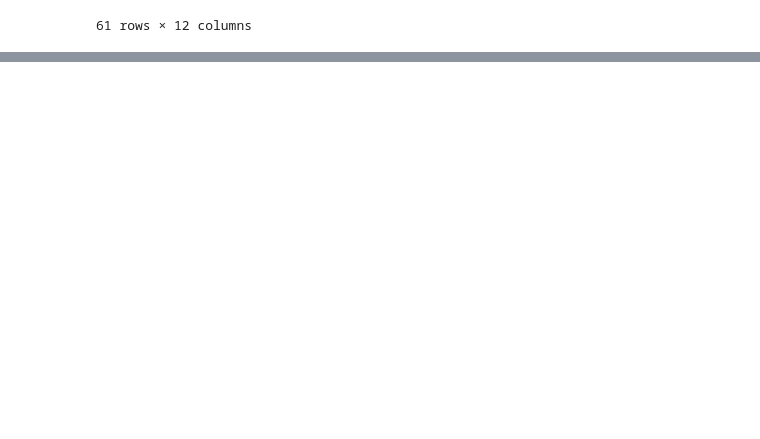
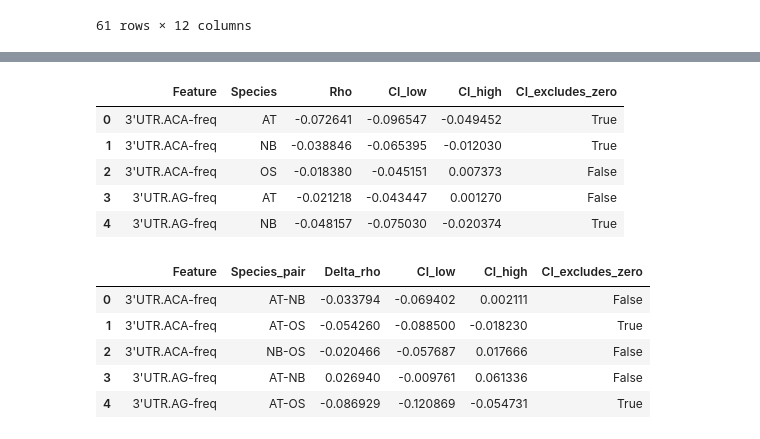
Before and after one commit to ih-11/regression, a Jupyter notebook: notebooks/notebook5.ipynb, the cells around one changed output, grey strips where cells are left out. Saved outputs shown, nothing was run; the diff lists cells and outputs as text; code cells hidden in the pictures; blank space fills up the shorter version.

```diff
--- a/notebooks/notebook5.ipynb
+++ b/notebooks/notebook5.ipynb
@@ -1211 +1197,60 @@ display(
+# %%
+# ============================================
+# 10. Bootstrap PR effects and differences
+# ============================================
+
+N_BOOT = 2000
+rng = np.random.default_rng(42)
+effect_rows, diff_rows = [], []
+rho_lookup = pr_effect_df.set_index("Feature")
+
+for feature in candidate_features:
+    boot = {}
+
+    for sp in SPECIES_ORDER:
+        d = candidate_master_df.loc[
+            candidate_master_df["Species"].eq(sp), [feature, "observed_raw"]
+        ].dropna().to_numpy()
+        n = len(d)
+        boot[sp] = np.array([
+            safe_spearmanr(*d[rng.integers(0, n, n)].T)[0] for _ in range(N_BOOT)
+        ])
+
+        effect_rows.append({
+            "Feature": feature, "Species": sp,
+            "Rho": rho_lookup.loc[feature, f"{sp}_rho"],
+            "CI_low": np.nanquantile(boot[sp], 0.025),
+            "CI_high": np.nanquantile(boot[sp], 0.975),
+        })
+
+    for s1, s2 in combinations(SPECIES_ORDER, 2):
+        delta = boot[s1] - boot[s2]
+        diff_rows.append({
+            "Feature": feature, "Species_pair": f"{s1}-{s2}",
+            "Delta_rho": rho_lookup.loc[feature, f"{s1}_rho"] - rho_lookup.loc[feature, f"{s2}_rho"],
+            "CI_low": np.nanquantile(delta, 0.025),
+            "CI_high": np.nanquantile(delta, 0.975),
+        })
+
+pr_effect_ci_df = pd.DataFrame(effect_rows)
+pr_difference_df = pd.DataFrame(diff_rows)
+
+for df in [pr_effect_ci_df, pr_difference_df]:
+    df["CI_excludes_zero"] = (df["CI_low"] > 0) | (df["CI_high"] < 0)
+
+display(pr_effect_ci_df.head())
+display(pr_difference_df.head())
+# %% [output]
+|  | Feature | Species | Rho | CI_low | CI_high | CI_excludes_zero |
+| 0 | 3'UTR.ACA-freq | AT | -0.072641 | -0.096547 | -0.049452 | True |
+| 1 | 3'UTR.ACA-freq | NB | -0.038846 | -0.065395 | -0.012030 | True |
+| 2 | 3'UTR.ACA-freq | OS | -0.018380 | -0.045151 | 0.007373 | False |
+| 3 | 3'UTR.AG-freq | AT | -0.021218 | -0.043447 | 0.001270 | False |
+| 4 | 3'UTR.AG-freq | NB | -0.048157 | -0.075030 | -0.020374 | True |
+|  | Feature | Species_pair | Delta_rho | CI_low | CI_high | CI_excludes_zero |
+| 0 | 3'UTR.ACA-freq | AT-NB | -0.033794 | -0.069402 | 0.002111 | False |
+| 1 | 3'UTR.ACA-freq | AT-OS | -0.054260 | -0.088500 | -0.018230 | True |
+| 2 | 3'UTR.ACA-freq | NB-OS | -0.020466 | -0.057687 | 0.017666 | False |
+| 3 | 3'UTR.AG-freq | AT-NB | 0.026940 | -0.009761 | 0.061336 | False |
+| 4 | 3'UTR.AG-freq | AT-OS | -0.086929 | -0.120869 | -0.054731 | True |
 # %%
```
Also changed, not shown: parts of 7 cells of this notebook.
